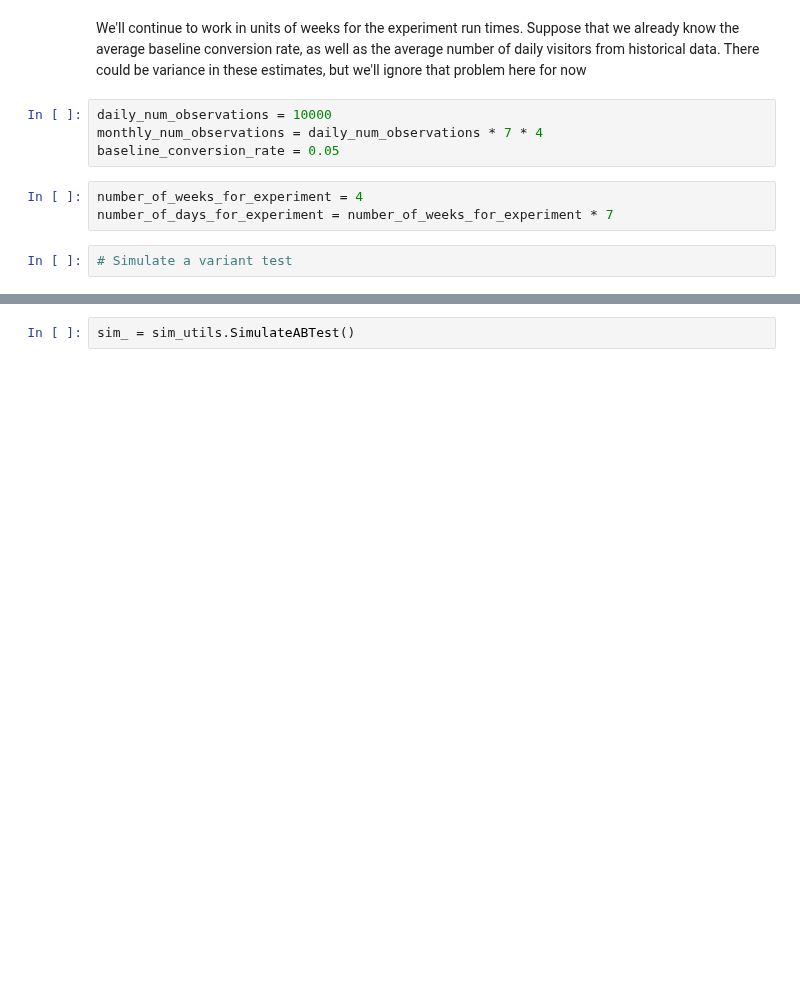
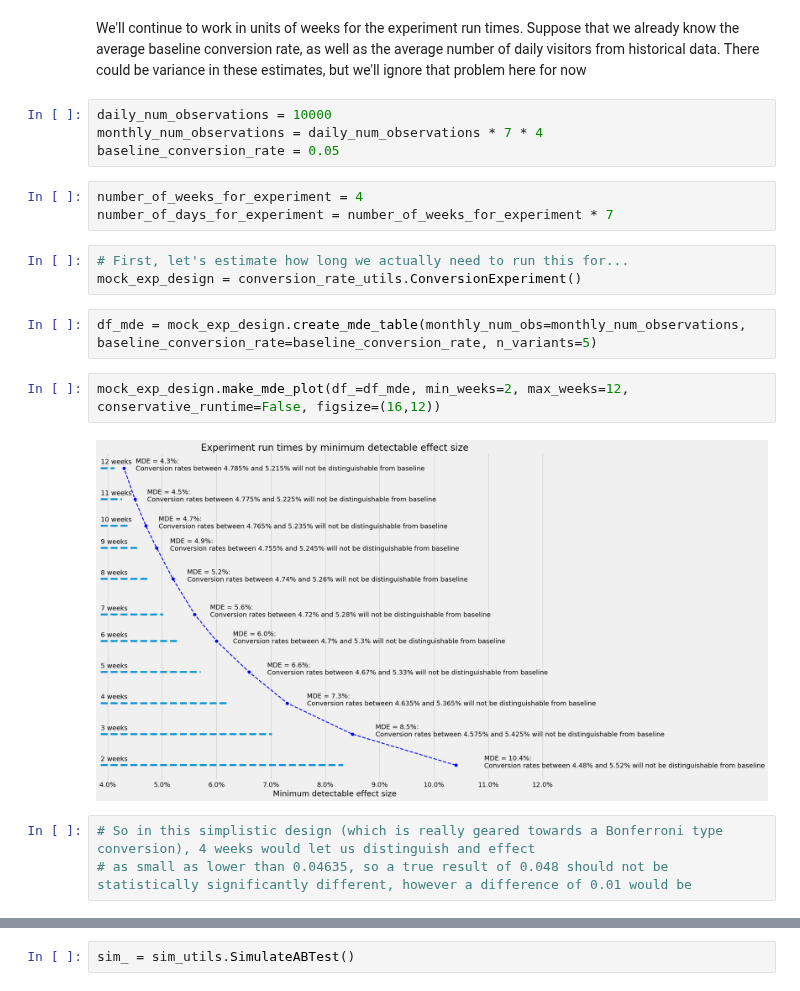
Before and after one commit to dokeeffe87/stats_utils, a Jupyter notebook: notebooks/scratch_work/dev_generalize_to_n_variants.ipynb, the cells around one changed output, grey strips where cells are left out. Drawn from its saved outputs; the diff is of its cells as text; blank space fills up the shorter version.

```diff
--- a/notebooks/scratch_work/dev_generalize_to_n_variants.ipynb
+++ b/notebooks/scratch_work/dev_generalize_to_n_variants.ipynb
@@ -43,5 +50,15 @@ baseline_conversion_rate = 0.05
 # %%
 number_of_weeks_for_experiment = 4
 number_of_days_for_experiment = number_of_weeks_for_experiment * 7
-# %%
-# Simulate a variant test
+# %%
+# First, let's estimate how long we actually need to run this for...
+mock_exp_design = conversion_rate_utils.ConversionExperiment()
+# %%
+df_mde = mock_exp_design.create_mde_table(monthly_num_obs=monthly_num_observations, baseline_conversion_rate=baseline_conversion_rate, n_variants=5)
+# %%
+mock_exp_design.make_mde_plot(df_=df_mde, min_weeks=2, max_weeks=12, conservative_runtime=False, figsize=(16,12))
+# %% [output]
+[figure, added]
+# %%
+# So in this simplistic design (which is really geared towards a Bonferroni type conversion), 4 weeks would let us distinguish and effect
+# as small as lower than 0.04635, so a true result of 0.048 should not be statistically significantly different, however a difference of 0.01 would be
```
Also changed, not shown: parts of 35 cells of this notebook, 1 other file.
